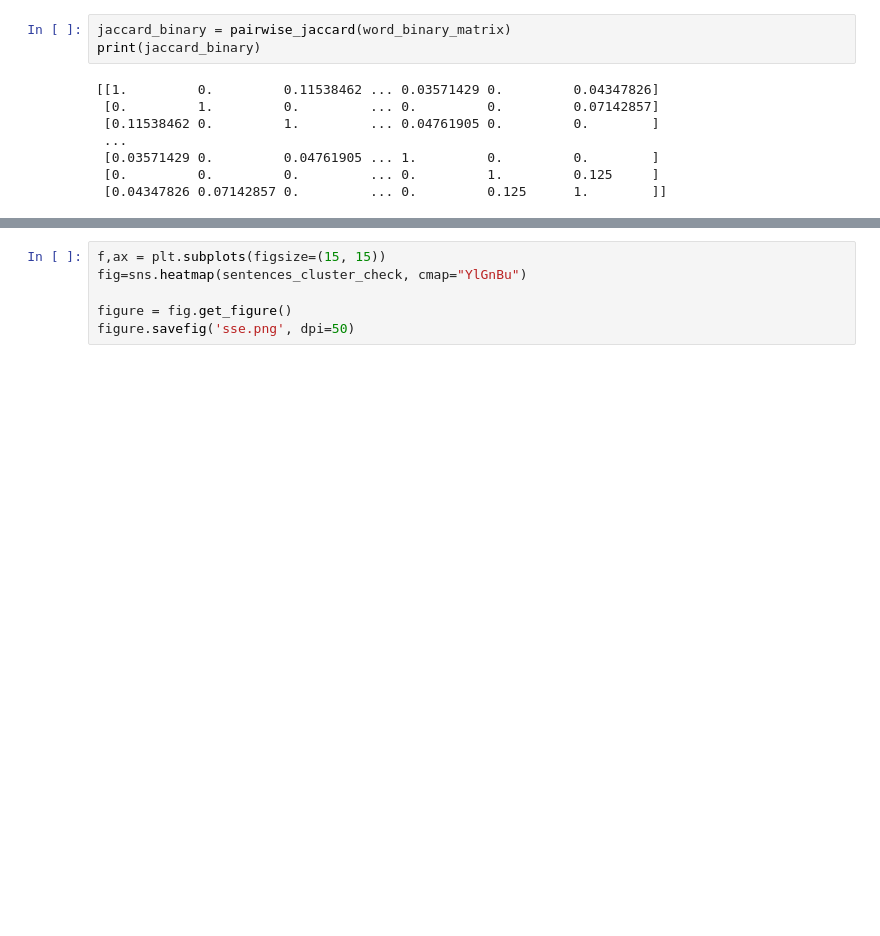
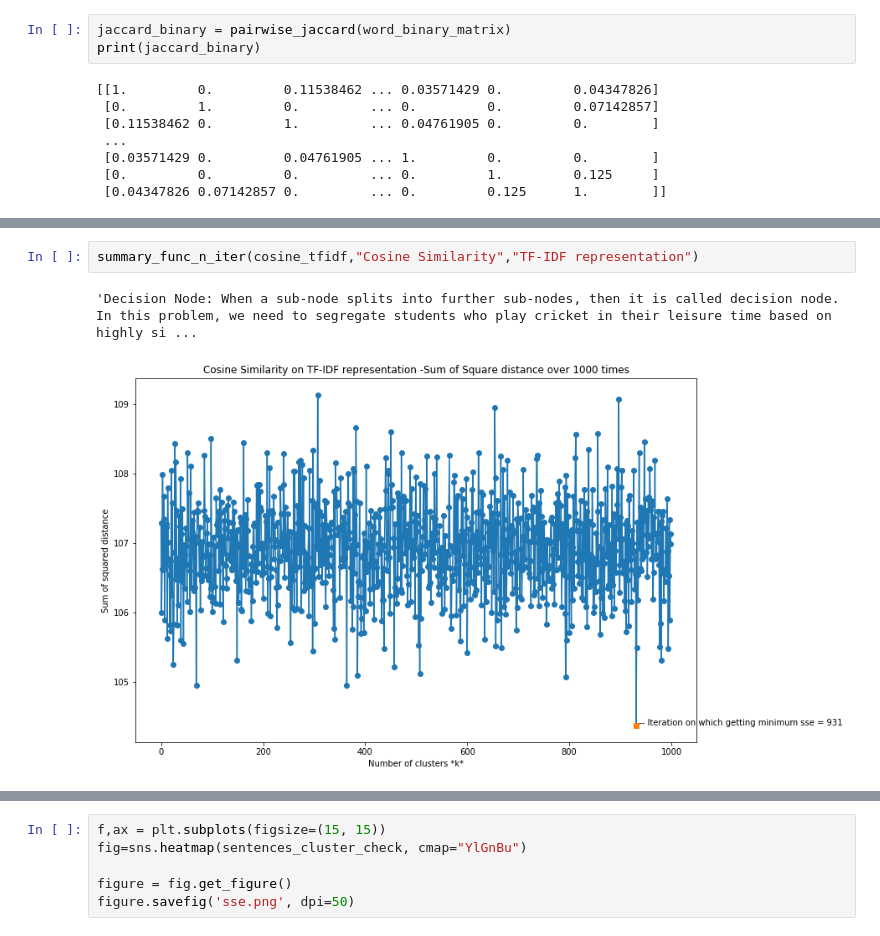
Before and after one commit to sk23jatin/Text-Summarization, a Jupyter notebook: next semester work/Recent work.ipynb, the cells around one changed output, grey strips where cells are left out. Saved outputs shown, nothing was run; the diff lists cells and outputs as text; blank space fills up the shorter version.

```diff
--- a/next semester work/Recent work.ipynb
+++ b/next semester work/Recent work.ipynb
@@ -505,0 +567,5 @@ plt.ylabel('Sum of squared distance');
+# %%
+summary_func_n_iter(cosine_tfidf,"Cosine Similarity","TF-IDF representation")
+# %% [output]
+'Decision Node: When a sub-node splits into further sub-nodes, then it is called decision node. In this problem, we need to segregate students who play cricket in their leisure time based on highly si ...
+[figure, added]
```
Also changed, not shown: parts of 26 cells of this notebook, 19 other files.
